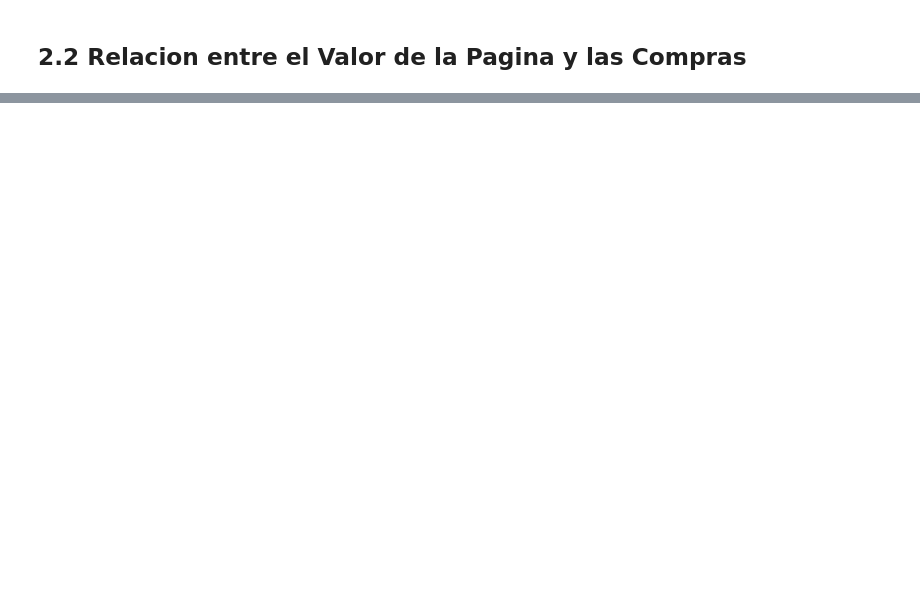
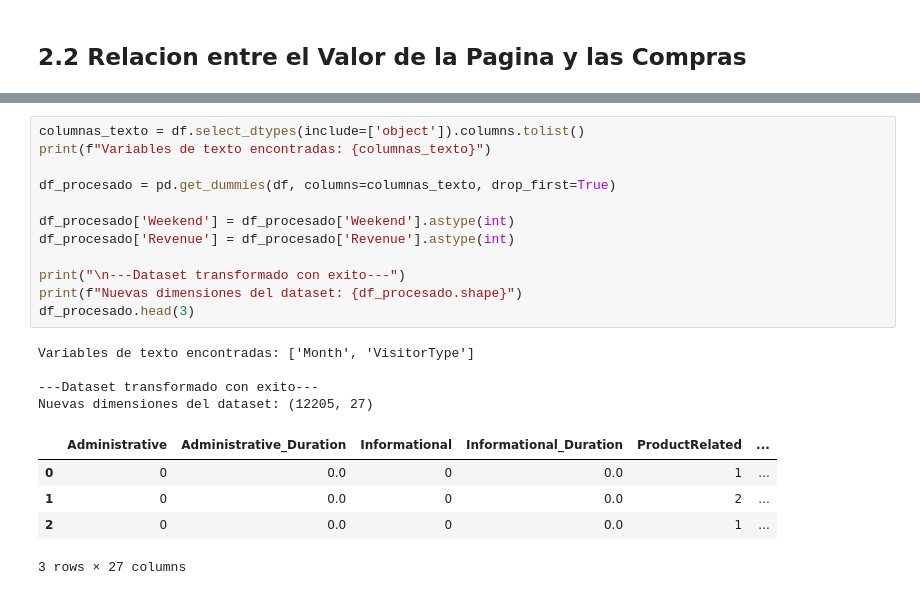
Before and after one commit to lucasbottino9/Proyecto-Final-Henry, a Jupyter notebook: 01_eda_y_limpieza_datos.ipynb, the cells around one changed output, grey strips where cells are left out. Cells and saved outputs as stored; diff of their text form; blank space fills up the shorter version.

```diff
--- a/01_eda_y_limpieza_datos.ipynb
+++ b/01_eda_y_limpieza_datos.ipynb
@@ -59,0 +151,22 @@ print(df.groupby('Revenue')['PageValues'].mean())
+# %%
+columnas_texto = df.select_dtypes(include=['object']).columns.tolist()
+print(f"Variables de texto encontradas: {columnas_texto}")
+
+df_procesado = pd.get_dummies(df, columns=columnas_texto, drop_first=True)
+
+df_procesado['Weekend'] = df_procesado['Weekend'].astype(int)
+df_procesado['Revenue'] = df_procesado['Revenue'].astype(int)
+
+print("\n---Dataset transformado con exito---")
+print(f"Nuevas dimensiones del dataset: {df_procesado.shape}")
+df_procesado.head(3)
+# %% [output]
+Variables de texto encontradas: ['Month', 'VisitorType']
+
+---Dataset transformado con exito---
+Nuevas dimensiones del dataset: (12205, 27)
+|  | Administrative | Administrative_Duration | Informational | Informational_Duration | ProductRelated | ... |
+| 0 | 0 | 0.0 | 0 | 0.0 | 1 | ... |
+| 1 | 0 | 0.0 | 0 | 0.0 | 2 | ... |
+| 2 | 0 | 0.0 | 0 | 0.0 | 1 | ... |
+3 rows × 27 columns
```
Also changed, not shown: parts of 10 cells of this notebook.
